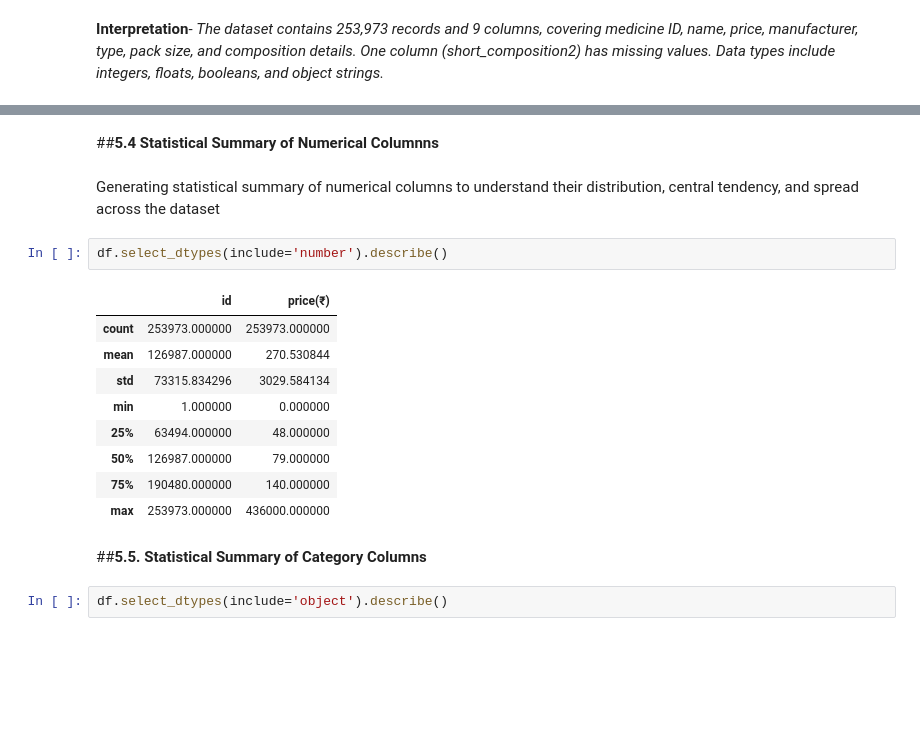
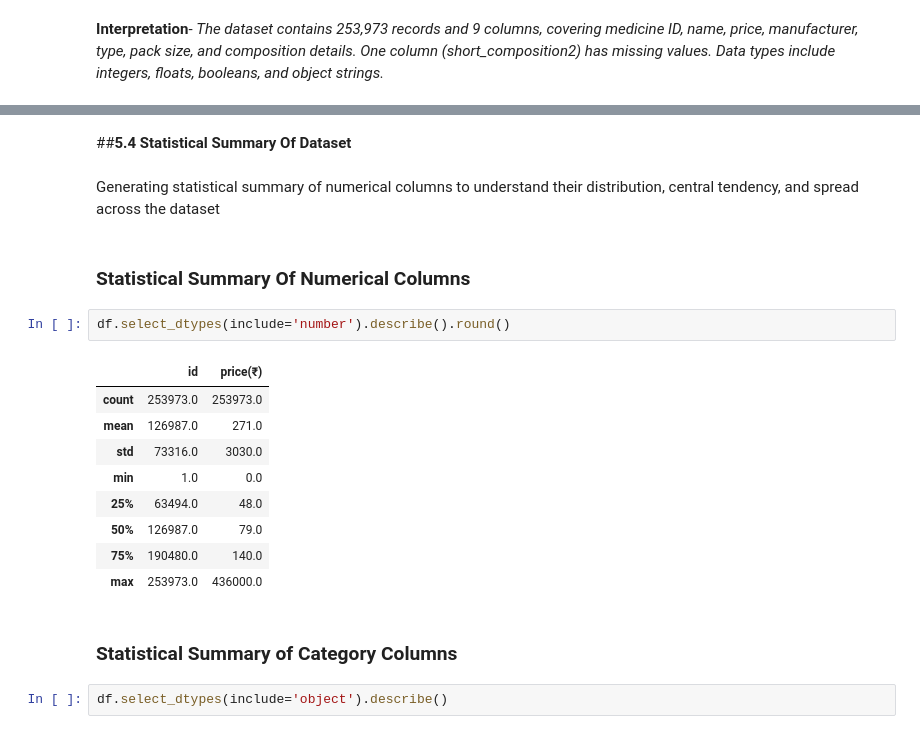
Before and after one commit to Sagarjain93/Pharma_Medicines, a Jupyter notebook: Pharma_medicines.ipynb, the cells around one changed output, grey strips where cells are left out. Saved outputs shown, nothing was run; the diff lists cells and outputs as text; blank space fills up the shorter version.

```diff
--- a/Pharma_medicines.ipynb
+++ b/Pharma_medicines.ipynb
@@ -138,21 +170,23 @@ memory usage: 15.7+ MB
 # %% [markdown]
-##**5.4 Statistical Summary of Numerical Columnns**
+##**5.4 Statistical Summary Of Dataset**
 # %% [markdown]
 Generating statistical summary of numerical columns to understand their distribution, central tendency, and spread across the dataset
+# %% [markdown]
+### Statistical Summary Of Numerical Columns
 # %%
-df.select_dtypes(include='number').describe()
+df.select_dtypes(include='number').describe().round()
 # %% [output]
 |  | id | price(₹) |
-| count | 253973.000000 | 253973.000000 |
-| mean | 126987.000000 | 270.530844 |
-| std | 73315.834296 | 3029.584134 |
-| min | 1.000000 | 0.000000 |
-| 25% | 63494.000000 | 48.000000 |
-| 50% | 126987.000000 | 79.000000 |
-| 75% | 190480.000000 | 140.000000 |
-| max | 253973.000000 | 436000.000000 |
+| count | 253973.0 | 253973.0 |
+| mean | 126987.0 | 271.0 |
+| std | 73316.0 | 3030.0 |
+| min | 1.0 | 0.0 |
+| 25% | 63494.0 | 48.0 |
+| 50% | 126987.0 | 79.0 |
+| 75% | 190480.0 | 140.0 |
+| max | 253973.0 | 436000.0 |
 # %% [markdown]
-##**5.5. Statistical Summary of Category Columns**
+### Statistical Summary of Category Columns
 # %%
 df.select_dtypes(include='object').describe()
 # %% [output]
```
Also changed, not shown: parts of 136 cells of this notebook.
